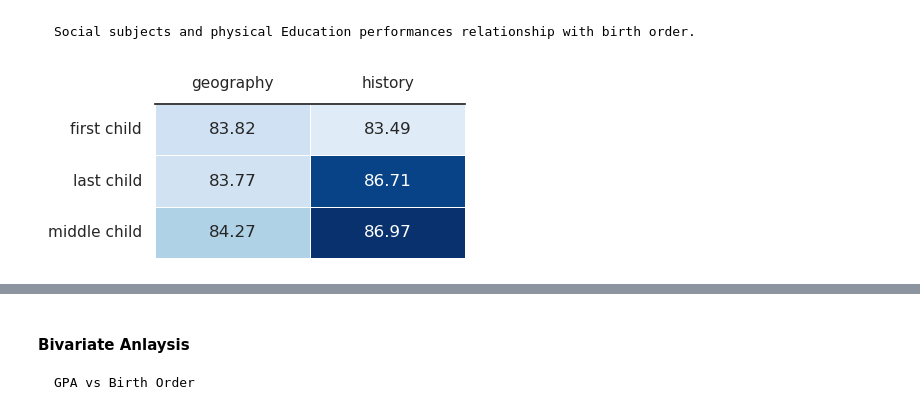
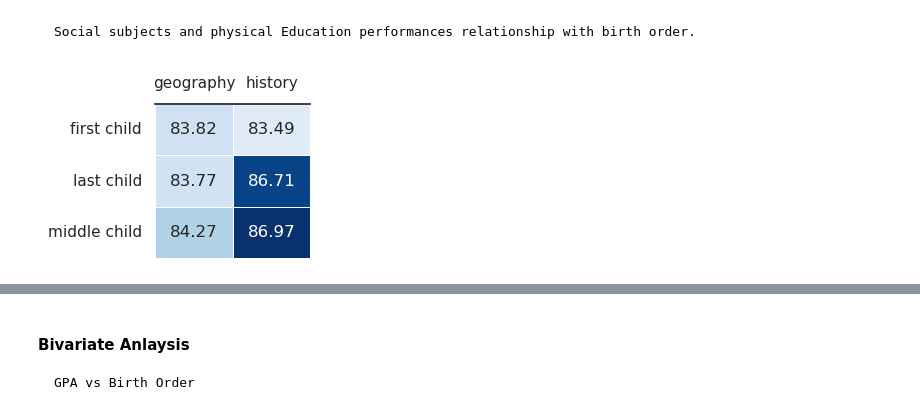
Before and after one commit to Ammon21/School-Data-Science-Project, a Jupyter notebook: notebooks/data_analysis.ipynb, the cells around one changed output, grey strips where cells are left out. Cells and saved outputs as stored; diff of their text form; code cells hidden in the pictures.

```diff
--- a/notebooks/data_analysis.ipynb
+++ b/notebooks/data_analysis.ipynb
@@ -54,9 +54,9 @@ middle child    47
 last child      45
 Name: birth_order, dtype: int64
 # %%
-ms_filter = df_ms[['name','conduct', 'age', 'gender', 'grade', 'admission', 'birth_order', 'gpa', 'maths', 'physics', 'chemistry','amharic', 'geez', 'arabic', 'english', 'ict', 'ss', 'gp','is','hpe']]
+ms_filter = df_ms[['name','conduct','quality', 'age', 'gender', 'grade', 'admission', 'birth_order', 'gpa', 'maths', 'physics', 'chemistry','amharic', 'geez', 'arabic', 'english', 'ict', 'ss', 'gp','is','hpe', 'moral']]
 # %%
-hs_filter = df_hs[['name', 'conduct', 'age', 'gender', 'grade', 'admission', 'birth_order', 'gpa', 'maths', 'physics' , 'chemistry', 'biology', 'english', 'literature', 'amharic', 'hpe', 'ict', 'geography', 'history']]
+hs_filter = df_hs[['name', 'conduct', 'quality','age', 'gender', 'grade', 'admission', 'birth_order', 'gpa', 'maths', 'physics' , 'chemistry', 'biology', 'english', 'literature', 'amharic', 'hpe', 'ict', 'geography', 'history', 'ent-ship']]
 # %% [markdown]
 #### Concatenating Data
 # %%
@@ -173,6 +192,6 @@ df.groupby('birth_order')[['english', 'amharic']].mean()
     Social subjects and physical Education performances relationship with birth order.
 # %%
 ghh = df.groupby('birth_order')[['geography', 'history']].mean()
-legit_heat(ghh, 83, 87, 4, 'Blues')
+legit_heat(ghh, 83, 87, 2, 'Blues')
 # %% [output]
-[figure, old version]
+[figure, new version]
```
Also changed, not shown: parts of 26 cells of this notebook.
